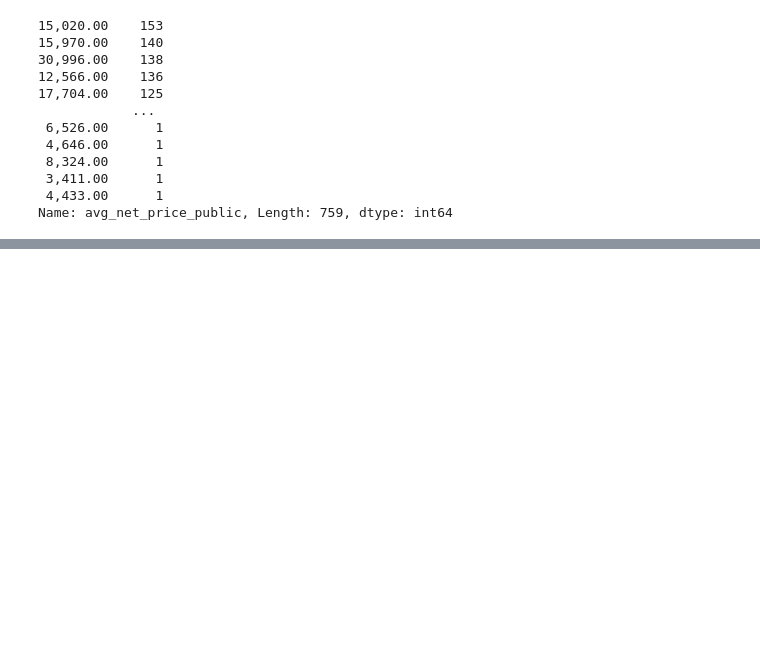
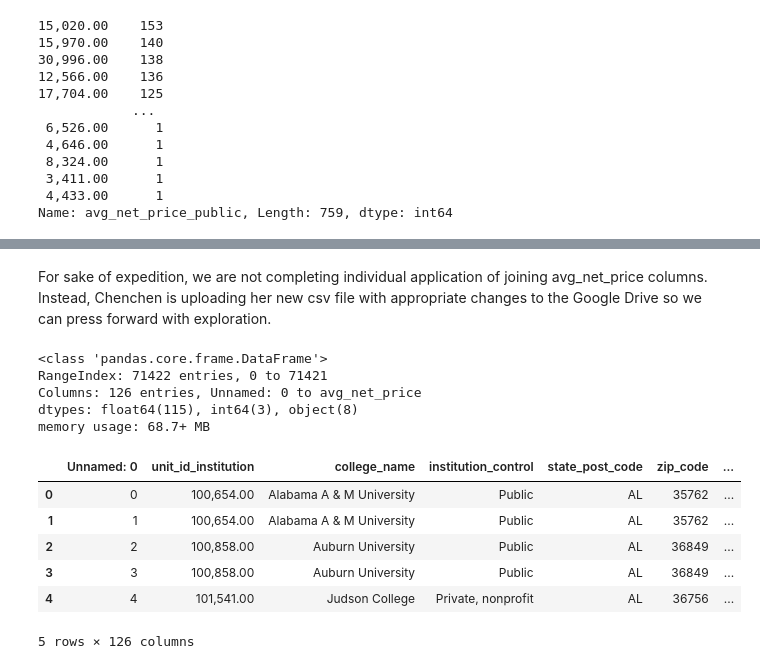
Before and after one commit to CDM-College-ROI/capstone_working_repo, a Jupyter notebook: ds_folder/explore_workbook.ipynb, the cells around one changed output, grey strips where cells are left out. Cells and saved outputs as stored; diff of their text form; code cells hidden in the pictures; blank space fills up the shorter version.

```diff
--- a/ds_folder/explore_workbook.ipynb
+++ b/ds_folder/explore_workbook.ipynb
@@ -150,0 +256,23 @@ new_df.groupby(new_df[''])
+# %% [markdown]
+For sake of expedition, we are not completing individual application of joining avg_net_price columns.
+Instead, Chenchen is uploading her new csv file with appropriate changes to the Google Drive so we can press forward with exploration.
+# %%
+explore_df = pd.read_csv('merged_df_with_avg_price.csv')
+# %%
+explore_df.info()
+# %% [output]
+<class 'pandas.core.frame.DataFrame'>
+RangeIndex: 71422 entries, 0 to 71421
+Columns: 126 entries, Unnamed: 0 to avg_net_price
+dtypes: float64(115), int64(3), object(8)
+memory usage: 68.7+ MB
+# %%
+explore_df.head()
+# %% [output]
+|  | Unnamed: 0 | unit_id_institution | college_name | institution_control | state_post_code | zip_code | ... |
+| 0 | 0 | 100,654.00 | Alabama A & M University | Public | AL | 35762 | ... |
+| 1 | 1 | 100,654.00 | Alabama A & M University | Public | AL | 35762 | ... |
+| 2 | 2 | 100,858.00 | Auburn University | Public | AL | 36849 | ... |
+| 3 | 3 | 100,858.00 | Auburn University | Public | AL | 36849 | ... |
+| 4 | 4 | 101,541.00 | Judson College | Private, nonprofit | AL | 36756 | ... |
+5 rows × 126 columns
```
Also changed, not shown: parts of 44 cells of this notebook.
